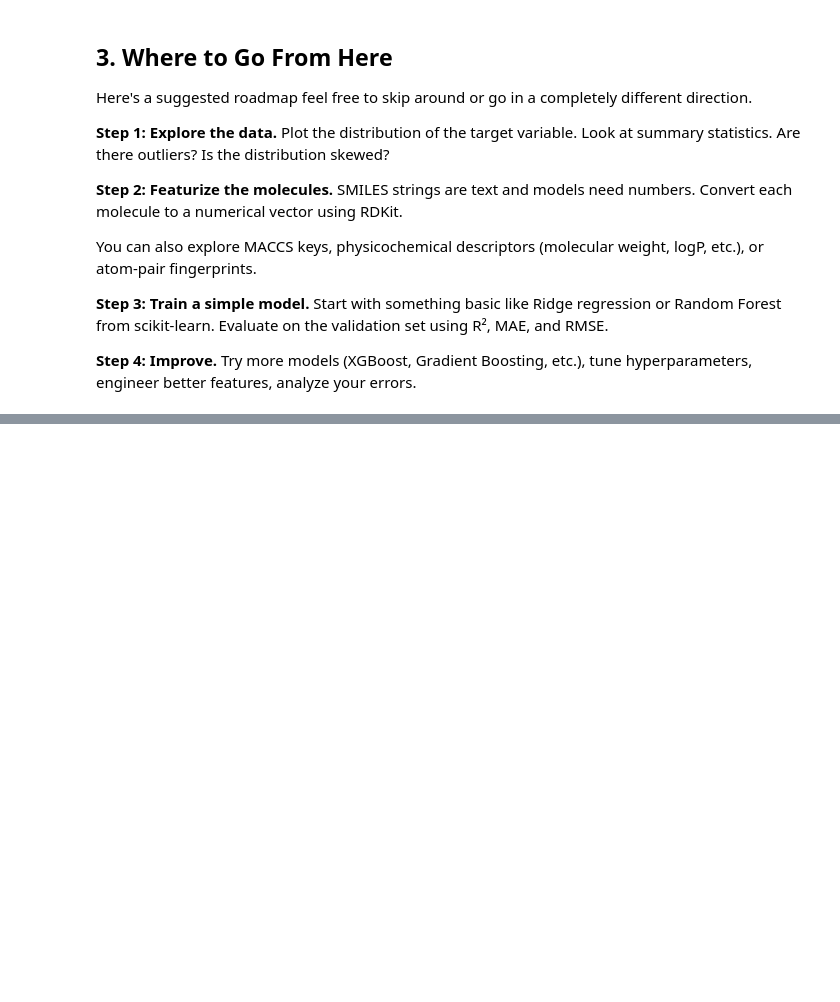
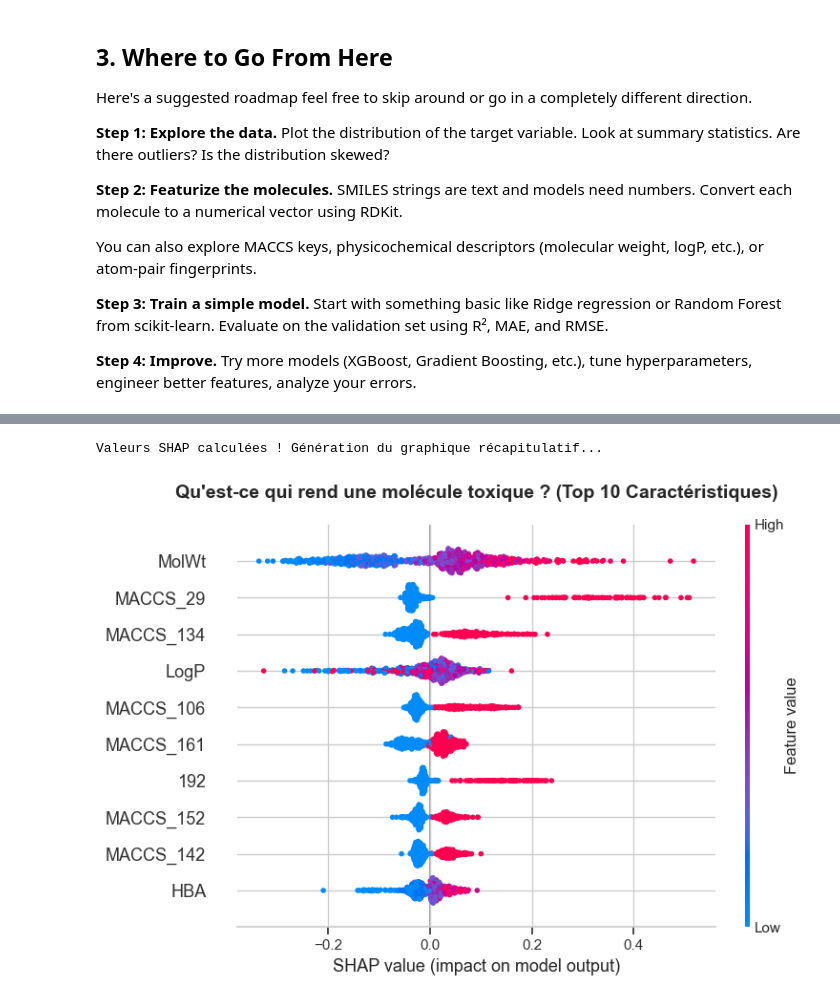
Before and after one commit to NakbeWalid/LD50_PharmaHacks, a Jupyter notebook: project/notebooks/ld50_starter.ipynb, the cells around one changed output, grey strips where cells are left out. Cells and saved outputs as stored; diff of their text form; code cells hidden in the pictures; blank space fills up the shorter version.

```diff
--- a/project/notebooks/ld50_starter.ipynb
+++ b/project/notebooks/ld50_starter.ipynb
@@ -78,0 +308,24 @@ You can also explore MACCS keys, physicochemical descriptors (molecular weight,
+# %%
+# CELLULE 8 : Interprétabilité et Explicabilité Médicale (SHAP)
+
+# 1. Initialisation de l'explorateur SHAP sur notre modèle optimisé
+explainer = shap.TreeExplainer(model_xgb_opt)
+
+# 2. Calcul des valeurs SHAP sur l'ensemble de validation
+# On utilise X_valid pour voir comment le modèle prend ses décisions sur des données inédites
+shap_values = explainer(X_valid)
+
+print("Valeurs SHAP calculées ! Génération du graphique récapitulatif...")
+
+# 3. Le "Summary Plot" (Le graphique à mettre dans tes slides !)
+plt.figure(figsize=(10, 8))
+plt.title("Qu'est-ce qui rend une molécule toxique ? (Top 10 Caractéristiques)", fontsize=14, fontweight='bold', pad=20)
+
+# max_display=10 pour garder le graphique lisible pour le jury
+shap.summary_plot(shap_values, X_valid, max_display=10, show=False)
+
+plt.tight_layout()
+plt.show()
+# %% [output]
+Valeurs SHAP calculées ! Génération du graphique récapitulatif...
+[figure, added]
```
Also changed, not shown: parts of 9 cells of this notebook, 2 other files.
